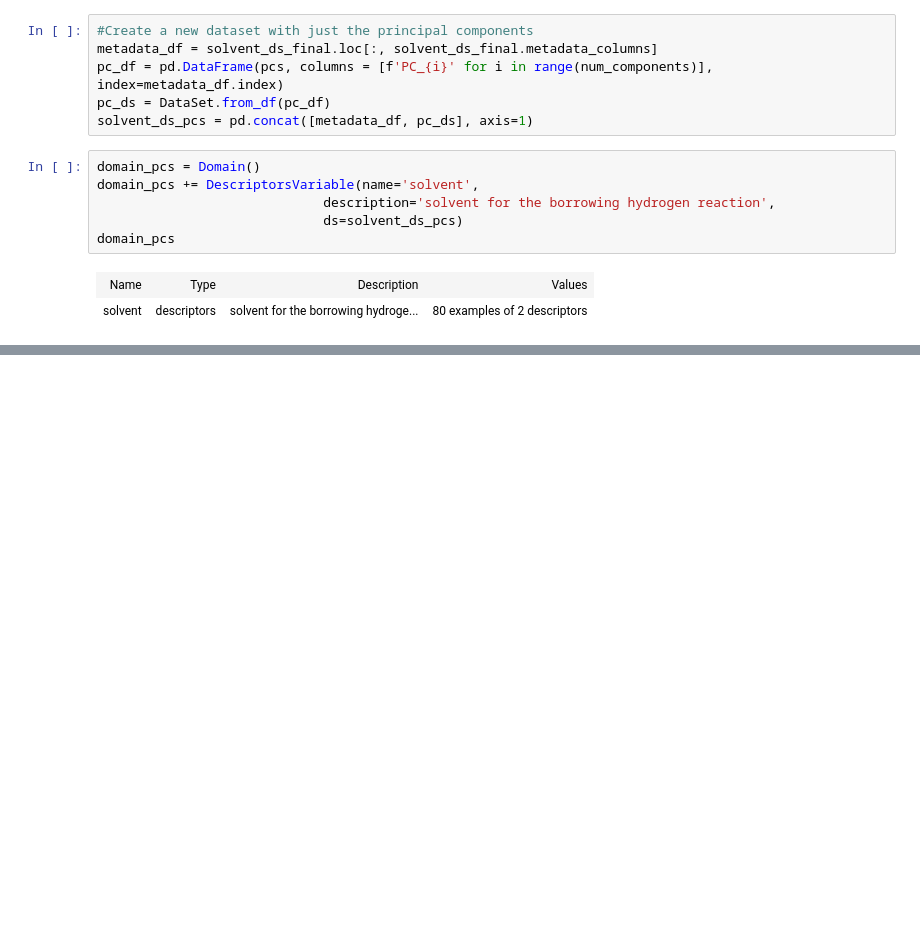
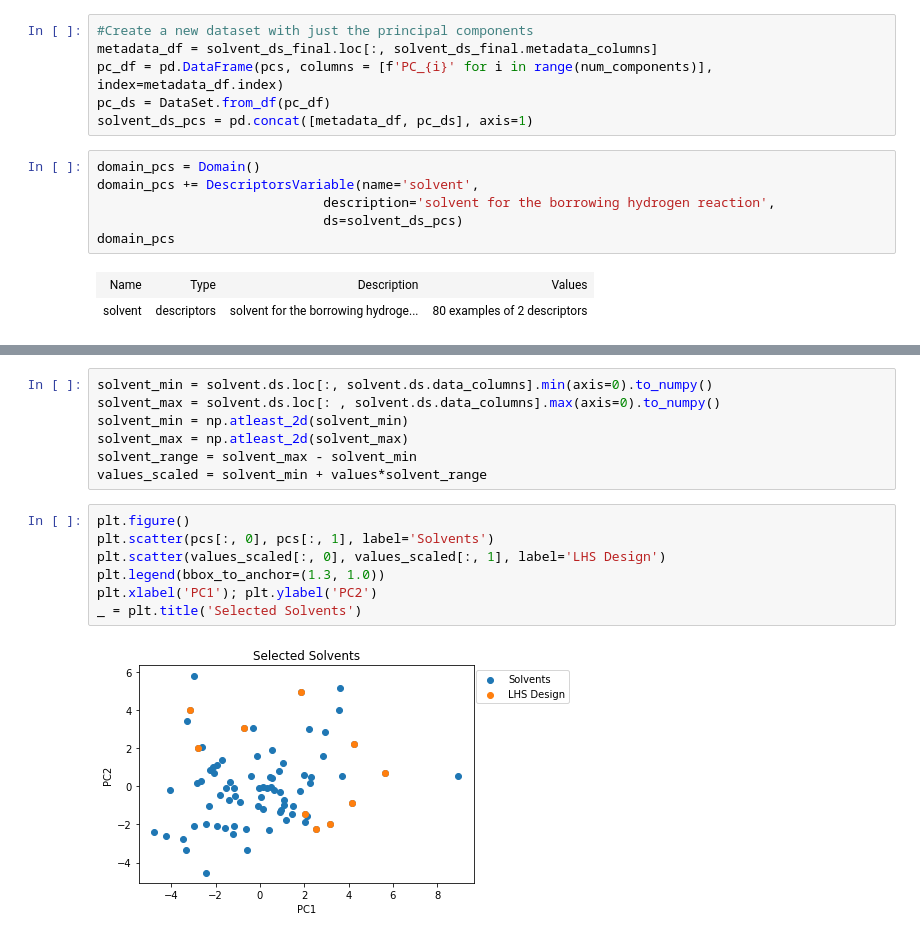
Before and after one commit to sustainable-processes/summit, a Jupyter notebook: case_studies/borrowing_hydrogen/initial_design.ipynb, the cells around one changed output, grey strips where cells are left out. Cells and saved outputs as stored; diff of their text form; blank space fills up the shorter version.

```diff
--- a/case_studies/borrowing_hydrogen/initial_design.ipynb
+++ b/case_studies/borrowing_hydrogen/initial_design.ipynb
@@ -254,0 +281,16 @@ plt.savefig('figures/full_descriptor_lhs.svg')
+# %%
+solvent_min = solvent.ds.loc[:, solvent.ds.data_columns].min(axis=0).to_numpy()
+solvent_max = solvent.ds.loc[: , solvent.ds.data_columns].max(axis=0).to_numpy()
+solvent_min = np.atleast_2d(solvent_min)
+solvent_max = np.atleast_2d(solvent_max)
+solvent_range = solvent_max - solvent_min
+values_scaled = solvent_min + values*solvent_range
+# %%
+plt.figure()
+plt.scatter(pcs[:, 0], pcs[:, 1], label='Solvents')
+plt.scatter(values_scaled[:, 0], values_scaled[:, 1], label='LHS Design')
+plt.legend(bbox_to_anchor=(1.3, 1.0))
+plt.xlabel('PC1'); plt.ylabel('PC2')
+_ = plt.title('Selected Solvents')
+# %% [output]
+[figure, added]
```
Also changed, not shown: parts of 6 cells of this notebook, 6 other files.
